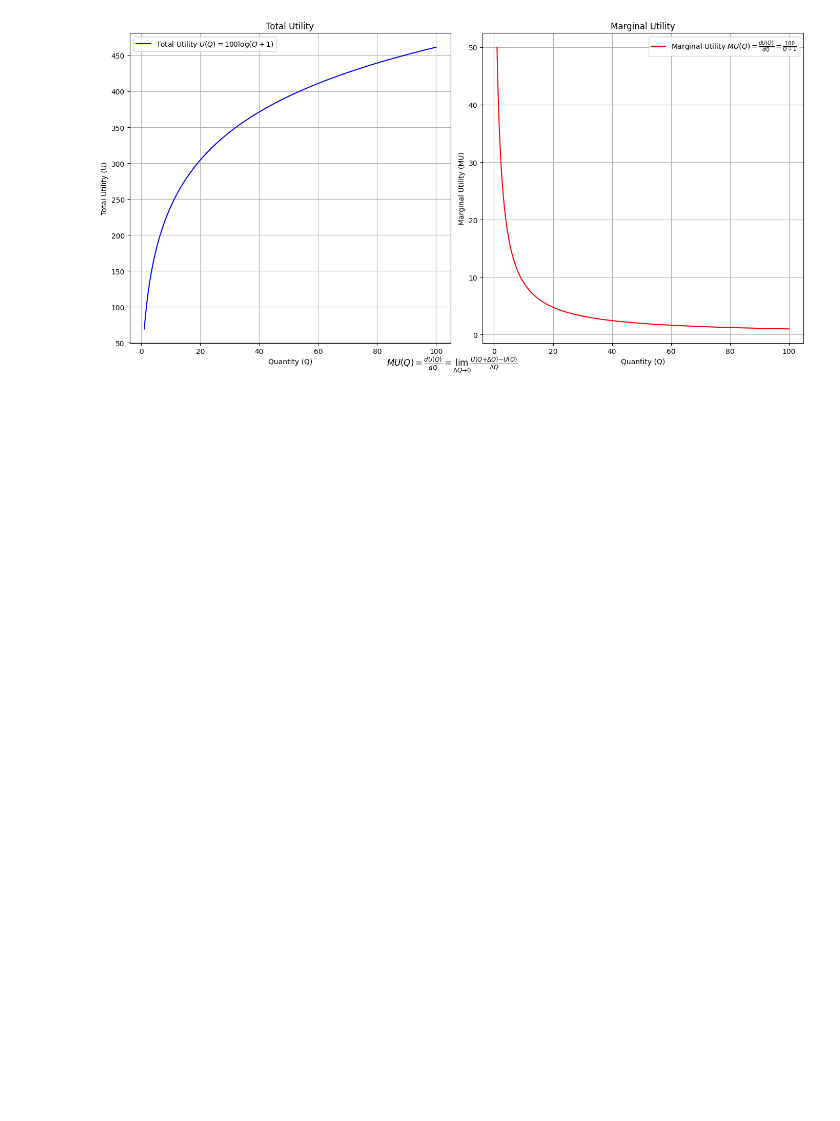
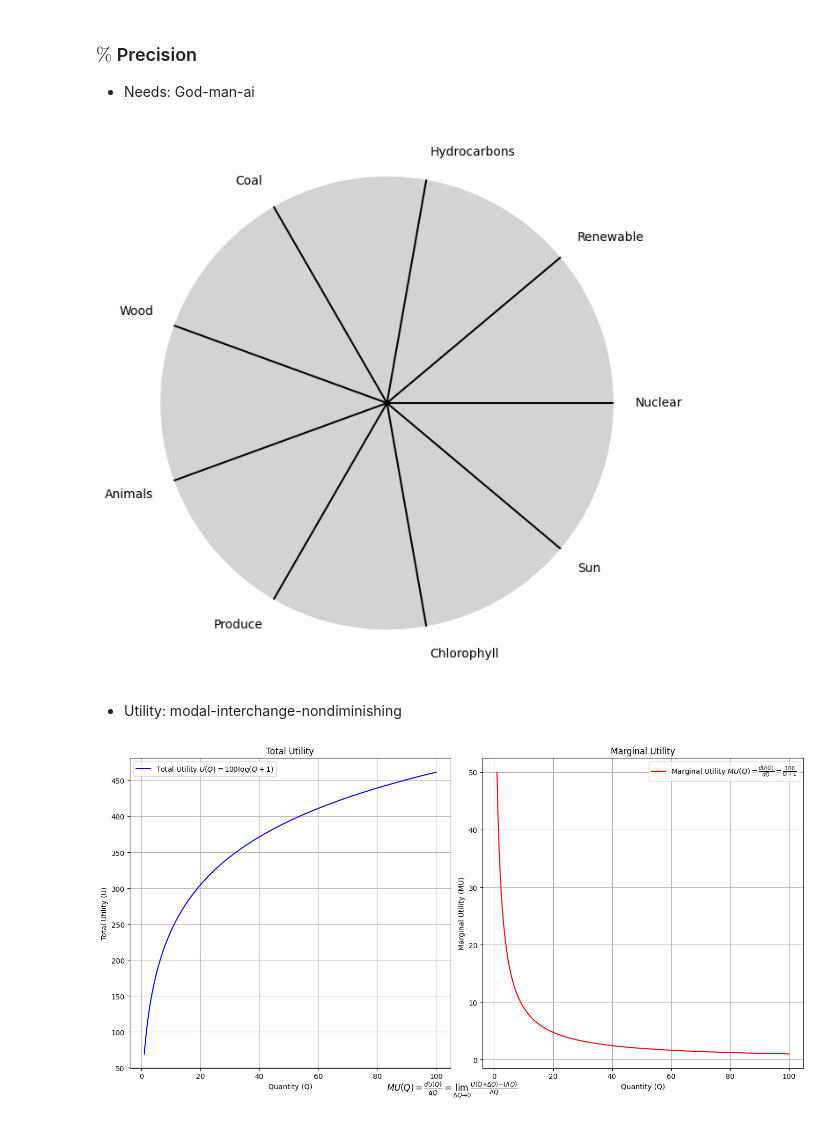
Before and after one commit to abikesa/tylerperry, a Jupyter notebook: kitabo/ensi/_build/jupyter_execute/ipynb/aficionado.ipynb, the cells around one changed output. Drawn from its saved outputs; the diff is of its cells as text; code cells hidden in the pictures; blank space fills up the shorter version.

```diff
--- a/kitabo/ensi/_build/jupyter_execute/ipynb/aficionado.ipynb
+++ b/kitabo/ensi/_build/jupyter_execute/ipynb/aficionado.ipynb
@@ -209,3 +310,68 @@ _The School of Athens._ ii. Inherited constraints from the Greeks of antiquity w
+# %% [markdown]
+### $\%$ Precision
+- Needs: God-man-ai
+# %%
+import matplotlib.pyplot as plt
+import numpy as np
+
+# Clock settings; f(t) random disturbances making "paradise lost"
+clock_face_radius = 1.0
+number_of_ticks = 9
+tick_labels = [
+    "Sun", "Chlorophyll", "Produce", "Animals",
+    "Wood", "Coal", "Hydrocarbons", "Renewable", "Nuclear"
+]
+
+# Calculate the angles for each tick (in radians)
+angles = np.linspace(0, 2 * np.pi, number_of_ticks, endpoint=False)
+# Inverting the order to make it counterclockwise
+angles = angles[::-1]
+
+# Create figure and axis
+fig, ax = plt.subplots(figsize=(8, 8))
+ax.set_xlim(-1.2, 1.2)
+ax.set_ylim(-1.2, 1.2)
+ax.set_aspect('equal')
+
+# Draw the clock face
+clock_face = plt.Circle((0, 0), clock_face_radius, color='lightgrey', fill=True)
+ax.add_patch(clock_face)
+
+# Draw the ticks and labels
+for angle, label in zip(angles, tick_labels):
+    x = clock_face_radius * np.cos(angle)
+    y = clock_face_radius * np.sin(angle)
+
+    # Draw the tick
+    ax.plot([0, x], [0, y], color='black')
+
+    # Positioning the labels slightly outside the clock face
+    label_x = 1.1 * clock_face_radius * np.cos(angle)
+    label_y = 1.1 * clock_face_radius * np.sin(angle)
+
+    # Adjusting label alignment based on its position
+    ha = 'center'
+    va = 'center'
+    if np.cos(angle) > 0:
+        ha = 'left'
+    elif np.cos(angle) < 0:
+        ha = 'right'
+    if np.sin(angle) > 0:
+        va = 'bottom'
+    elif np.sin(angle) < 0:
+        va = 'top'
+
+    ax.text(label_x, label_y, label, horizontalalignment=ha, verticalalignment=va, fontsize=10)
+
+# Remove axes
+ax.axis('off')
+
+# Show the plot
+plt.show()
+# %% [output]
+[figure, added]
+# %% [markdown]
+- Utility: modal-interchange-nondiminishing
 # %%
 import numpy as np
 import matplotlib.pyplot as plt
```
Also changed, not shown: parts of 12 cells of this notebook, 25 other files.
